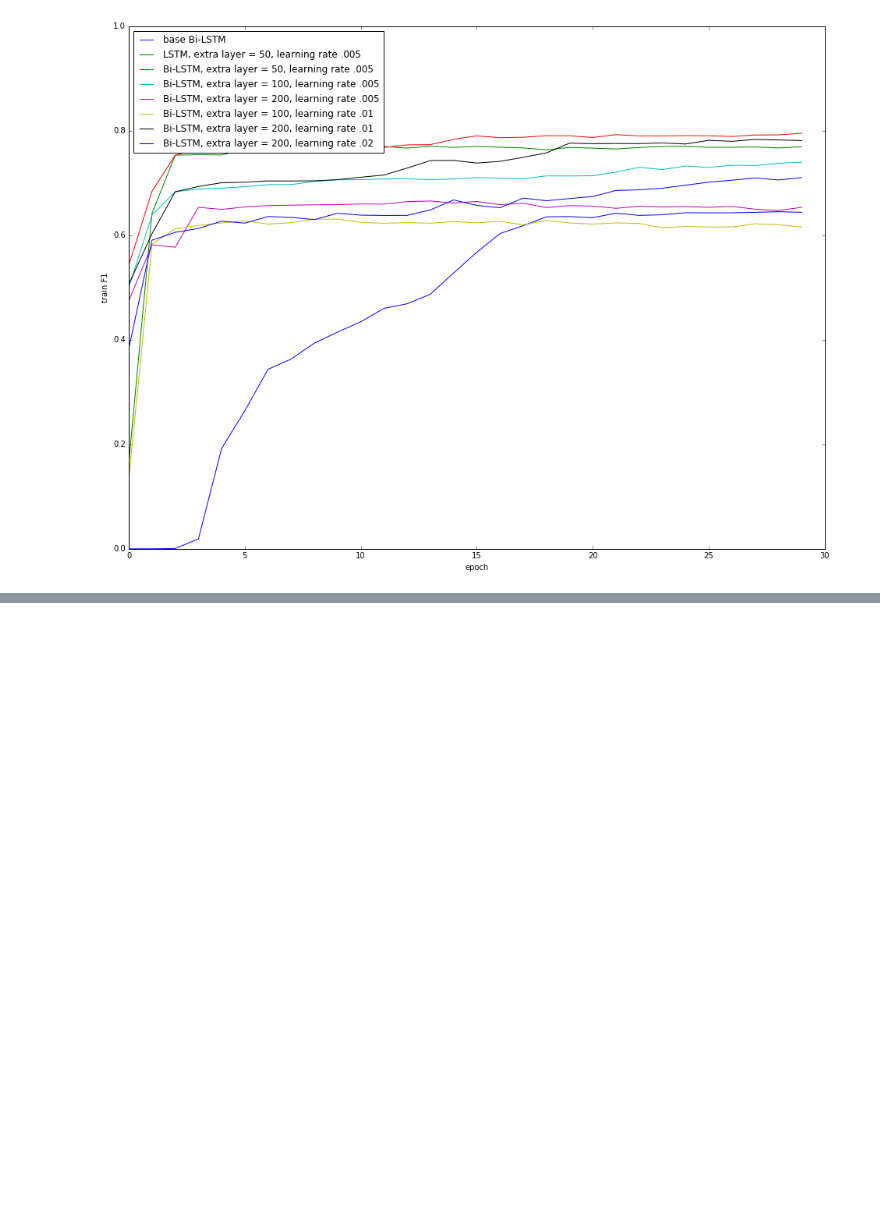
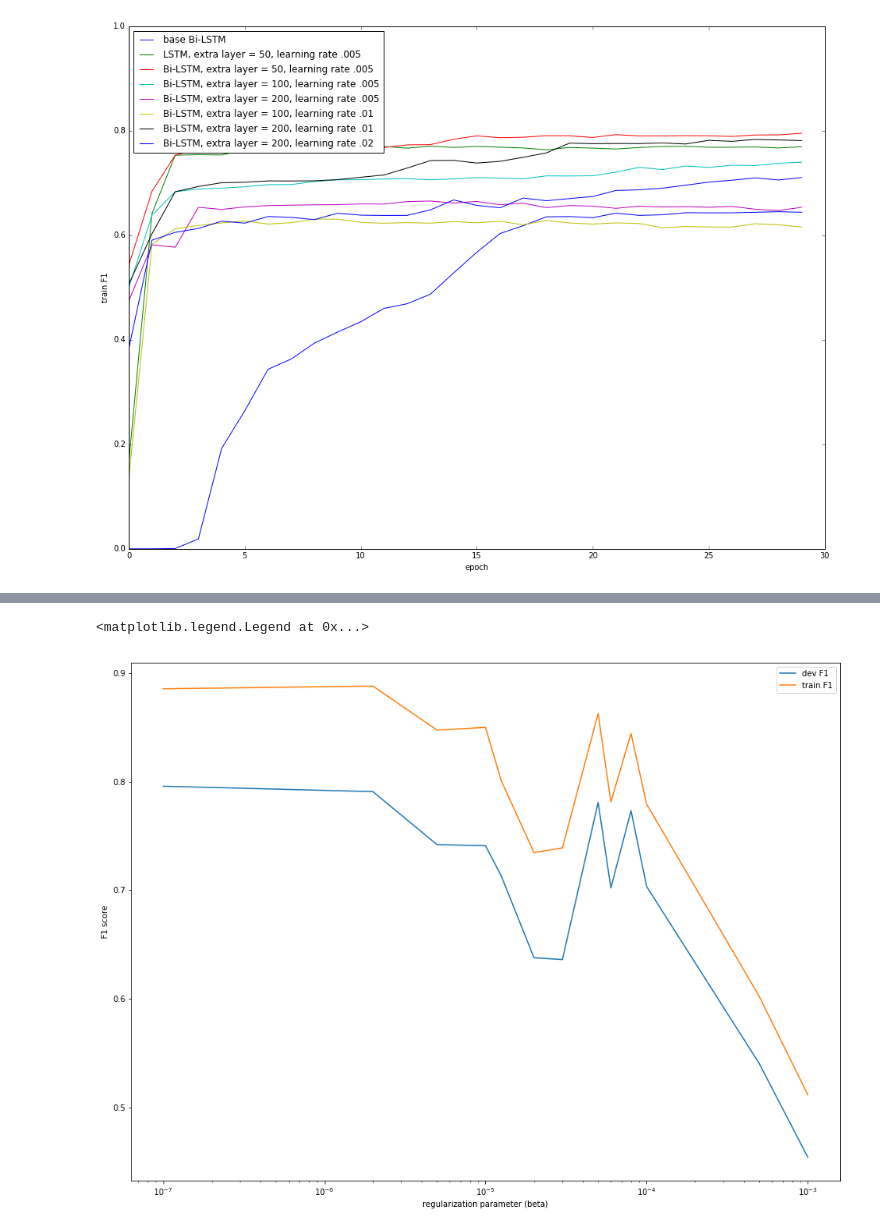
Before and after one commit to vincentbillaut/neuralNER, a Jupyter notebook: notebooks/VisualizeRuns.ipynb, the cells around one changed output, grey strips where cells are left out. Saved outputs shown, nothing was run; the diff lists cells and outputs as text; code cells hidden in the pictures; blank space fills up the shorter version.

```diff
--- a/notebooks/VisualizeRuns.ipynb
+++ b/notebooks/VisualizeRuns.ipynb
@@ -99,0 +166,17 @@ plt.show()
+# %%
+# plot of best dev f1 as function of regularization
+
+plt.figure(figsize = (16, 12))
+
+plt.plot([(r.params["l2"] or 1e-7) for r in l2_results],[np.max(r.results_dic["dev_f1.los"]) for r in l2_results],label="dev F1")
+plt.plot([(r.params["l2"] or 1e-7) for r in l2_results],[np.max(r.results_dic["train_f1.los"]) for r in l2_results],label="train F1")
+
+
+plt.xscale("log")
+plt.xlabel("regularization parameter (beta)")
+plt.ylabel("F1 score")
+# plt.ylim(top=2.2)
+plt.legend()
+# %% [output]
+<matplotlib.legend.Legend at 0x...>
+[figure, added]
```
Also changed, not shown: parts of 6 cells of this notebook.
